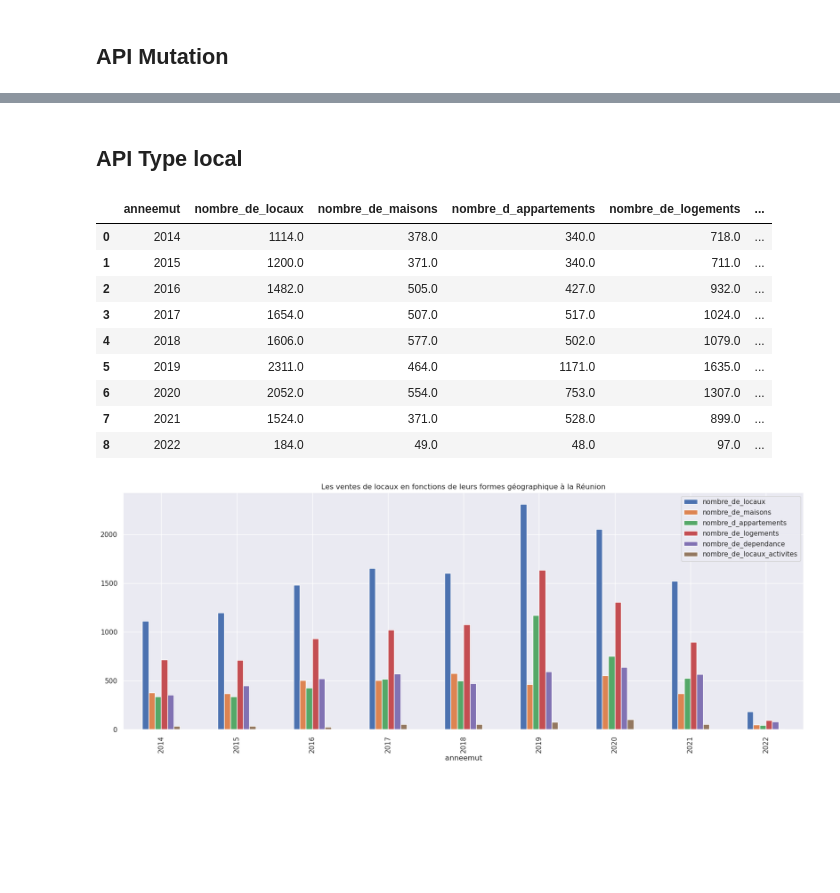
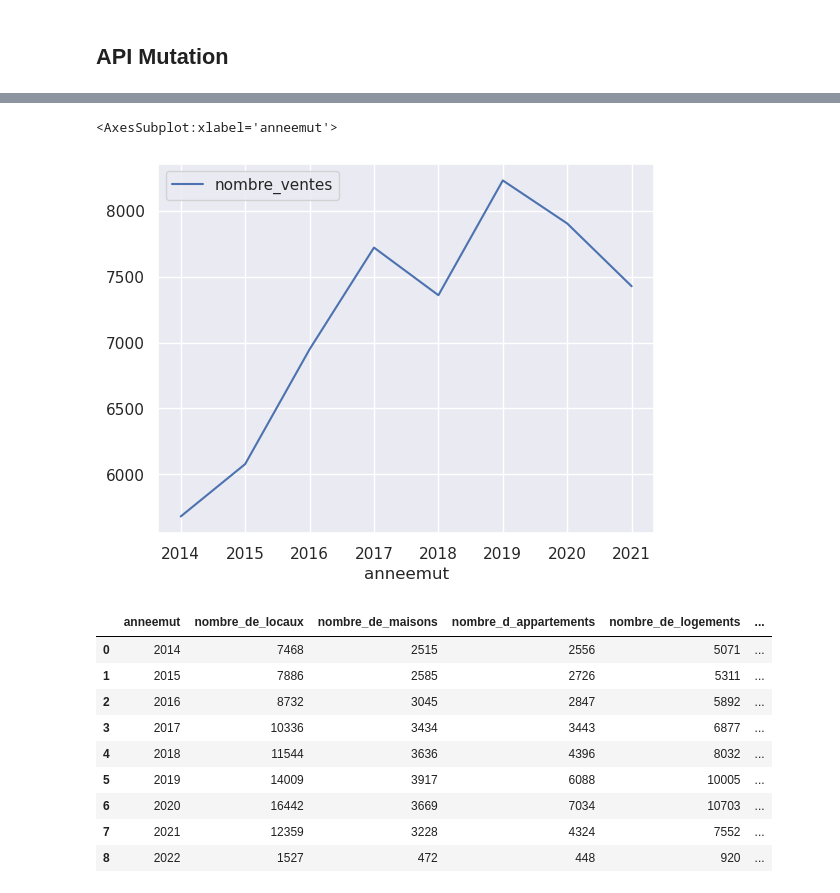
Before and after one commit to IsmaelSaid/Demande-de-valeurs-foncieres, a Jupyter notebook: EDA/EDA.ipynb, the cells around one changed output, grey strips where cells are left out. Cells and saved outputs as stored; diff of their text form; code cells hidden in the pictures; blank space fills up the shorter version.

Commit message:
Ajout analyse des données

```diff
--- a/EDA/EDA.ipynb
+++ b/EDA/EDA.ipynb
@@ -37,7 +25,6 @@ plt.show()
-# %% [markdown]
-## **API Type local**
 # %%
-# Récuperation de la données
-api_type_local = "https://dvfapp.fly.dev/api/count/typelocal/97415"
-response = requests.get(api_type_local).json()
-data_type_local = pd.DataFrame(response)
+# Chargement de la donnée
+api_mutations = "https://dvfapp.fly.dev/api/global/vente/"
+response = requests.get(api_mutations).json()
+data = pd.DataFrame(response)
+data = data.head(-1)
@@ -48,20 +31,35 @@ data_type_local.iloc[:,1:7] =  data_type_local.iloc[:,1:7].astype('float')
-# %%
-data_type_local
-# %% [output]
-|  | anneemut | nombre_de_locaux | nombre_de_maisons | nombre_d_appartements | nombre_de_logements | ... |
-| 0 | 2014 | 1114.0 | 378.0 | 340.0 | 718.0 | ... |
-| 1 | 2015 | 1200.0 | 371.0 | 340.0 | 711.0 | ... |
-| 2 | 2016 | 1482.0 | 505.0 | 427.0 | 932.0 | ... |
-| 3 | 2017 | 1654.0 | 507.0 | 517.0 | 1024.0 | ... |
-| 4 | 2018 | 1606.0 | 577.0 | 502.0 | 1079.0 | ... |
-| 5 | 2019 | 2311.0 | 464.0 | 1171.0 | 1635.0 | ... |
-| 6 | 2020 | 2052.0 | 554.0 | 753.0 | 1307.0 | ... |
-| 7 | 2021 | 1524.0 | 371.0 | 528.0 | 899.0 | ... |
-| 8 | 2022 | 184.0 | 49.0 | 48.0 | 97.0 | ... |
-# %%
-fig, ax = plt.subplots(figsize=(20,7))
-ax.set_title("Les ventes de locaux en fonctions de leurs formes géographique à la Réunion")
-data_type_local.plot(kind = "bar", x = "anneemut", ax = ax)
-plt.show()
-# %% [output]
-[figure, removed]
+# %%
+data["nombre_ventes"] = data['nombre_ventes'].astype('float')
+# data.plot(x = "anneemut",kind = "bar")
+
+data_cumsum = pd.DataFrame({
+    'cumsum' : data["nombre_ventes"].cumsum(),
+    'nb_ventes' : data["nombre_ventes"],
+    'anneemut' : data['anneemut']
+})
+
+fig , ax = plt.subplots()
+
+data.plot(kind = "line", x = 'anneemut', y = 'nombre_ventes' ,ax = ax)
+# data_cumsum[['cumsum','anneemut']].plot(kind = "bar",x = 'anneemut', ax = ax)
+# %% [output]
+<AxesSubplot:xlabel='anneemut'>
+[figure, added]
+# %%
+# Chargement de la donnée
+api_mutations = "https://dvfapp.fly.dev/api/commune/type_local"
+response = requests.get(api_mutations).json()
+data = pd.DataFrame(response)
+# data = data.head()
+data
+# %% [output]
+|  | anneemut | nombre_de_locaux | nombre_de_maisons | nombre_d_appartements | nombre_de_logements | ... |
+| 0 | 2014 | 7468 | 2515 | 2556 | 5071 | ... |
+| 1 | 2015 | 7886 | 2585 | 2726 | 5311 | ... |
+| 2 | 2016 | 8732 | 3045 | 2847 | 5892 | ... |
+| 3 | 2017 | 10336 | 3434 | 3443 | 6877 | ... |
+| 4 | 2018 | 11544 | 3636 | 4396 | 8032 | ... |
+| 5 | 2019 | 14009 | 3917 | 6088 | 10005 | ... |
+| 6 | 2020 | 16442 | 3669 | 7034 | 10703 | ... |
+| 7 | 2021 | 12359 | 3228 | 4324 | 7552 | ... |
+| 8 | 2022 | 1527 | 472 | 448 | 920 | ... |
```
Also changed, not shown: parts of 7 cells of this notebook, 2 other files.
